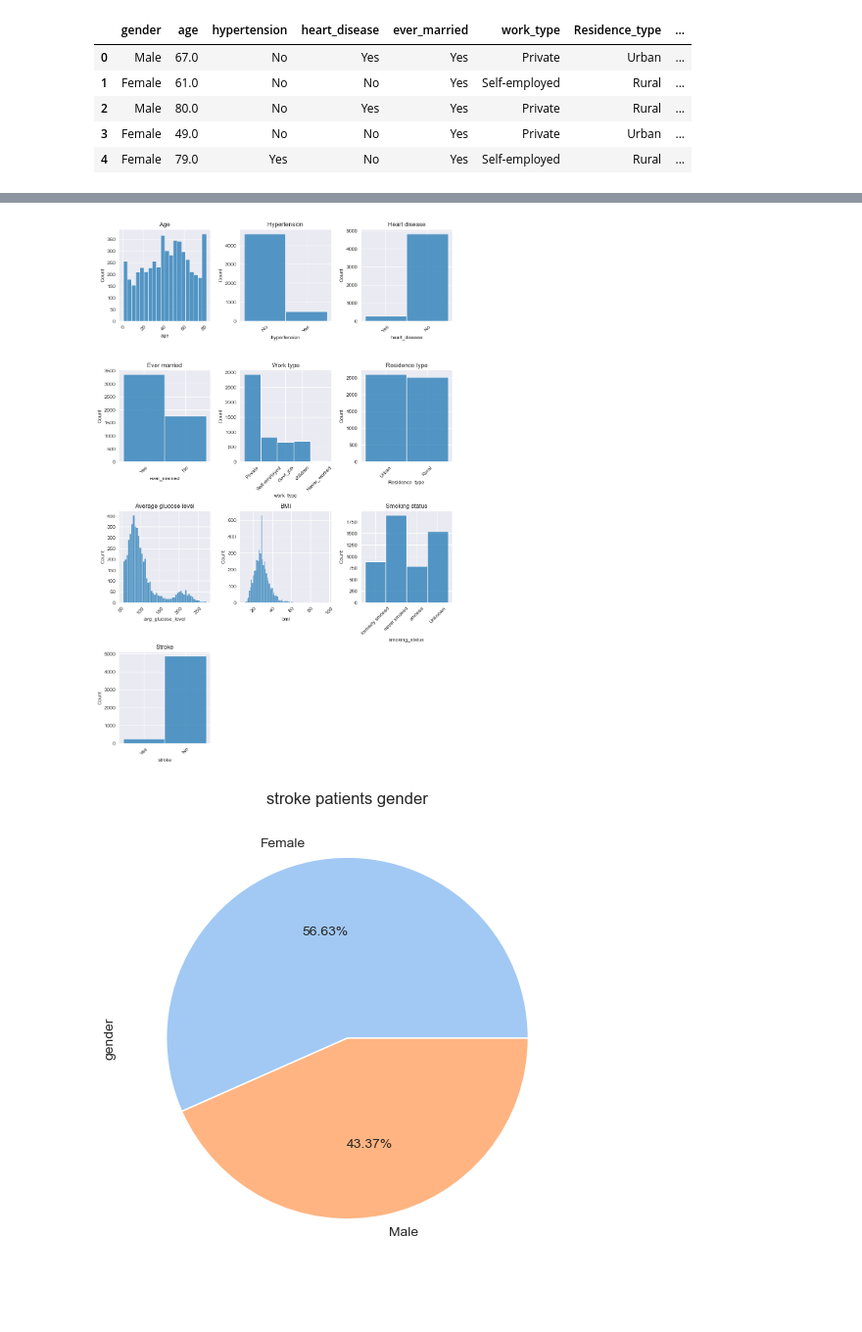
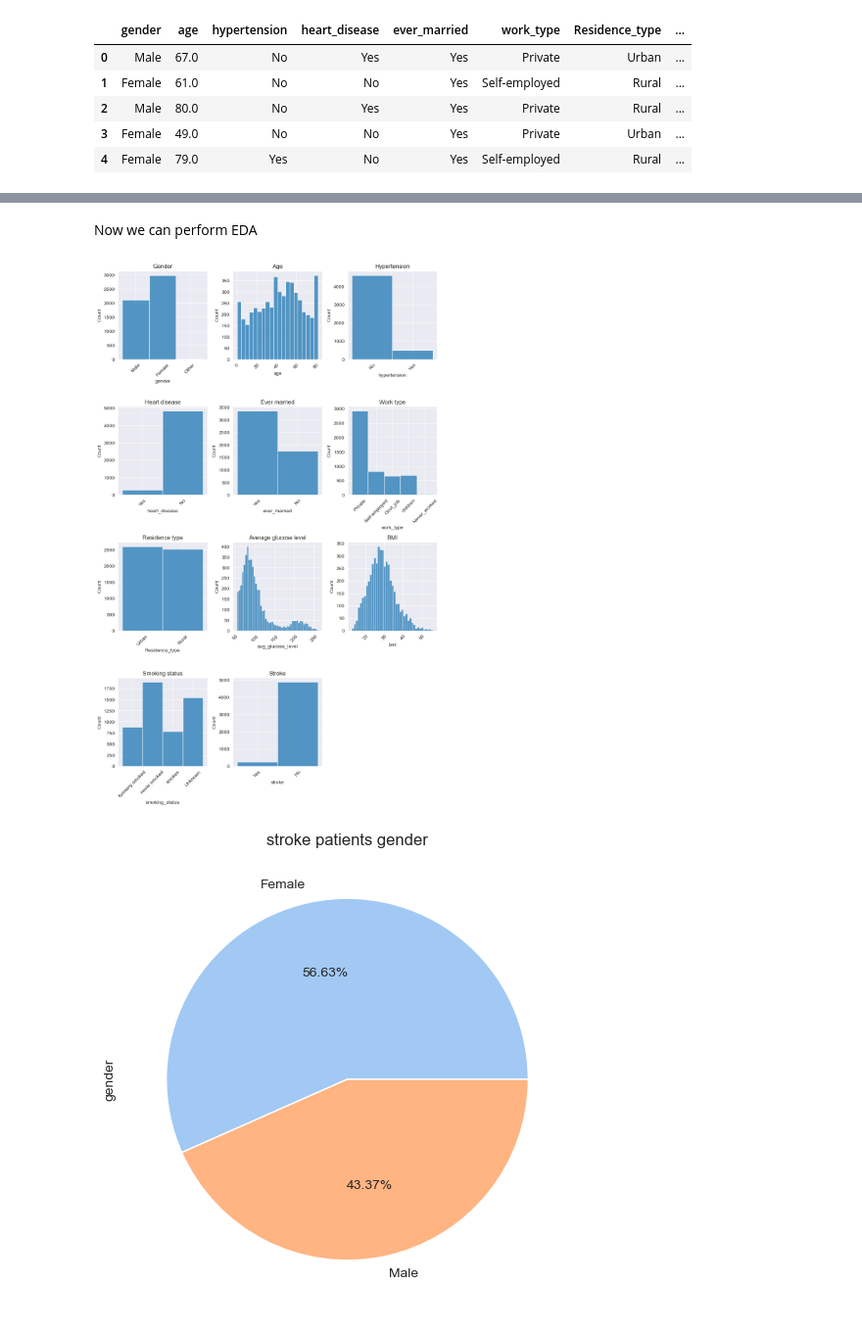
Before and after one commit to alekgralek/Stroke-EDA-and-classification, a Jupyter notebook: Stroke_analysis_prediction.ipynb, the cells around one changed output, grey strips where cells are left out. Shown at 98% size. Drawn from its saved outputs; the diff is of its cells as text; code cells hidden in the pictures; blank space fills up the shorter version.

```diff
--- a/Stroke_analysis_prediction.ipynb
+++ b/Stroke_analysis_prediction.ipynb
@@ -68,5 +54,0 @@ print(data['bmi'].median())
-# %%
-bmi_median=data['bmi'].median()
-data['bmi']=data['bmi'].fillna(bmi_median)
-
-data=data.drop(columns=['id'])
@@ -72,0 +57,8 @@ data=data.drop(columns=['id'])
+# %%
+from sklearn.experimental import enable_iterative_imputer
+from sklearn.impute import IterativeImputer
+
+mice_imputer = IterativeImputer()
+
+data.iloc[:, [2,8,9]] = mice_imputer.fit_transform(data.iloc[:, [2,8,9]])
+data
@@ -102,0 +130,14 @@ data_copy.head()
+# %%
+from sklearn.neighbors import LocalOutlierFactor
+
+dc = data_copy.loc[:, ['avg_glucose_level','bmi']]
+clf = LocalOutlierFactor(n_neighbors=60)
+y_pred = clf.fit_predict(data_copy.loc[:, ['avg_glucose_level','bmi']])
+
+plt.scatter(dc['avg_glucose_level'], dc['bmi'], color='k', s=3.0, label='non-outlier')
+plt.scatter(dc[y_pred == -1]['avg_glucose_level'], dc[y_pred == -1]['bmi'], color='r', s=5.0, label='outlier')
+plt.legend(loc='lower right')
+
+plt.show()
+
+data_copy.loc[:, ['avg_glucose_level','bmi']] = dc[y_pred == 1]
@@ -103,28 +146,30 @@ data_copy.head()
+# %% [markdown]
+Now we can perform EDA
 # %%
 cols = list(data_copy.columns)
-cols_data=cols[1:]
+cols_data=cols[:]
 
-labels= ['Age',
+labels= ['Gender', 'Age',
           'Hypertension',
           'Heart disease',
           'Ever married',
           'Work type',
           'Residence type',
           'Average glucose level',
           'BMI',
           'Smoking status',
           'Stroke']
 
 plt.figure(figsize=(10,30))
 for i in range(len(cols_data)):
     plt.subplot(8,3,i+1)
     plt.title(labels[i])
     plt.xticks(rotation=45)
     sns.histplot(data_copy[cols_data[i]])
 
 plt.tight_layout()
 # %% [output]
-[figure, old version]
+[figure, new version]
 # %%
 data_stroke=data_copy[data_copy['stroke'].isin(['Yes'])]
 
```
Also changed, not shown: parts of 45 cells of this notebook.
